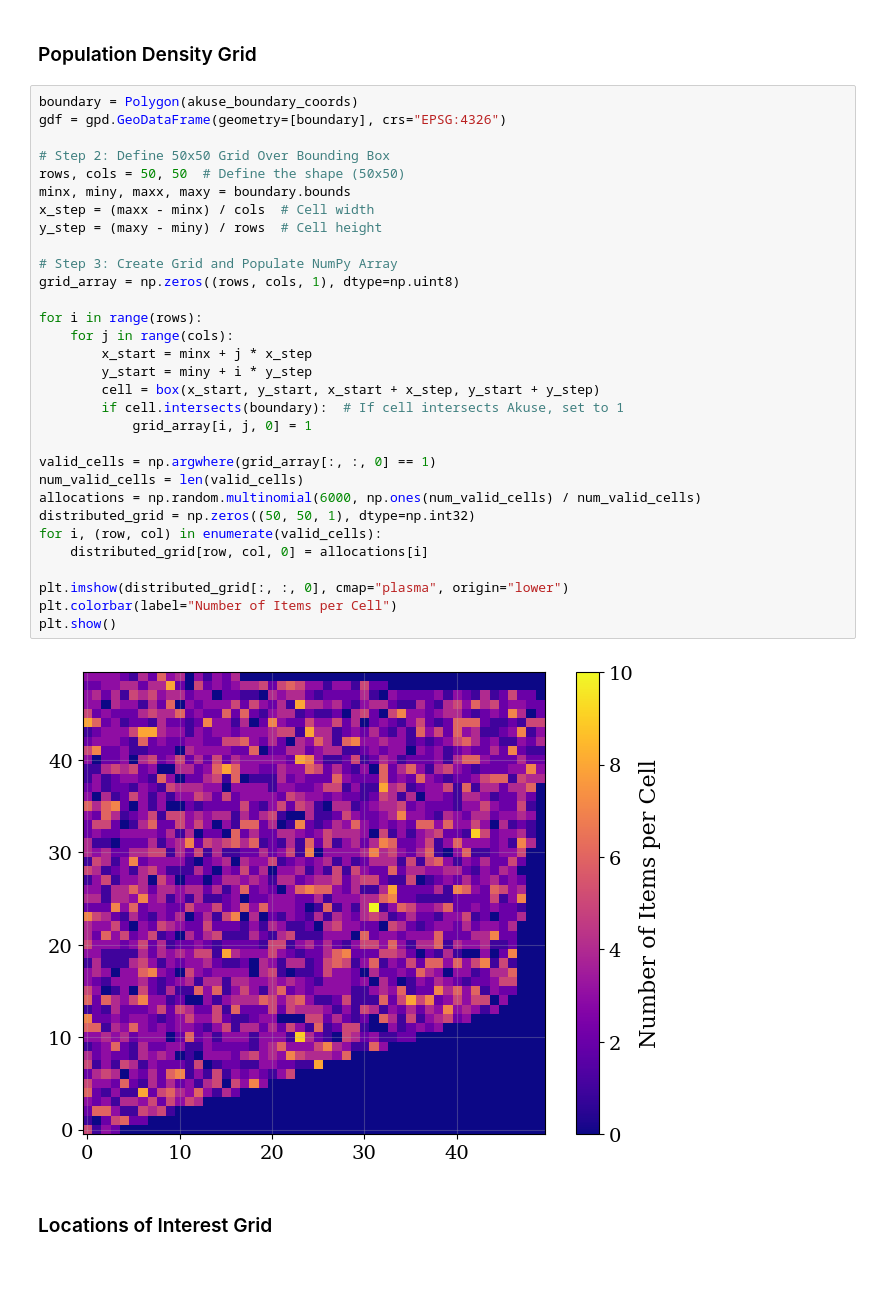
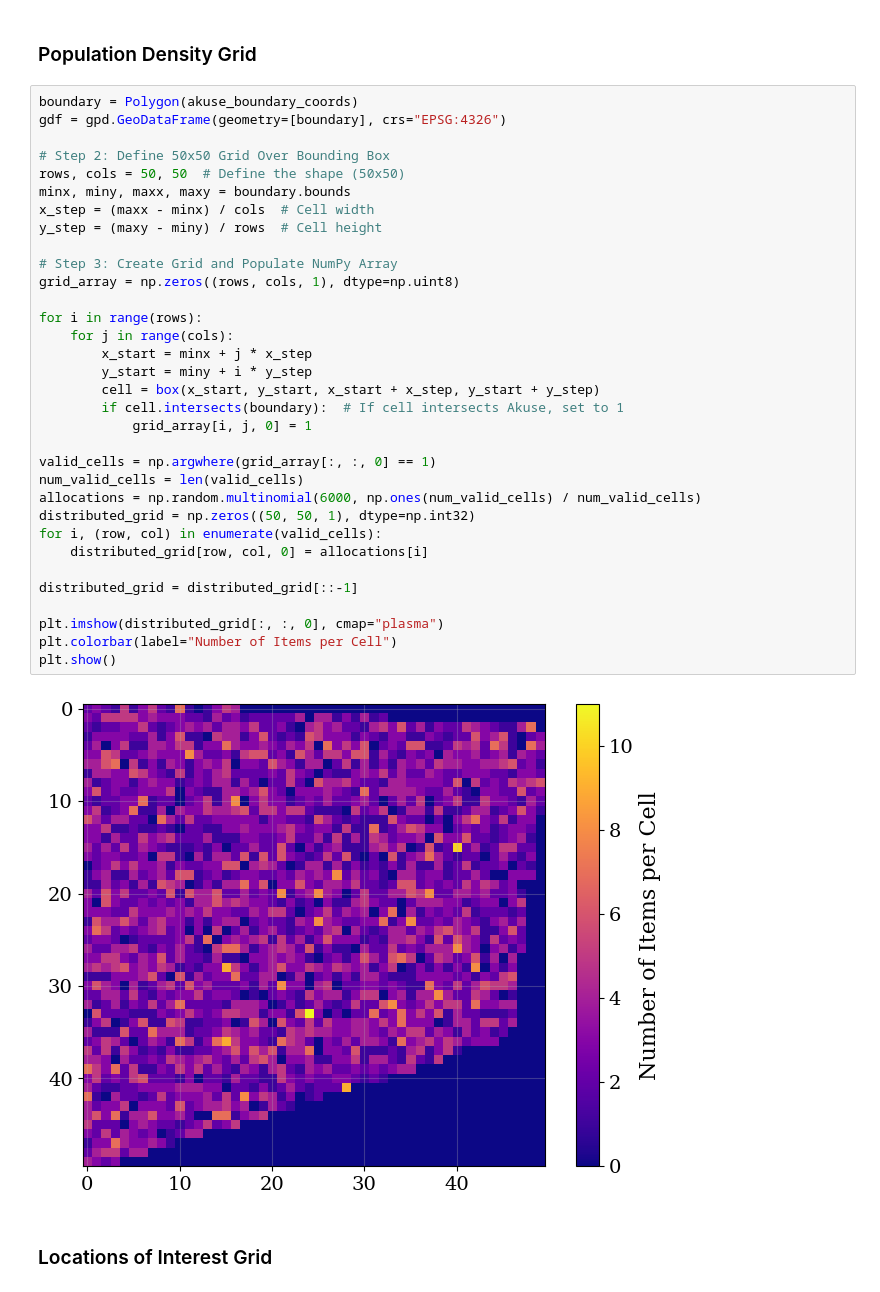
Before and after one commit to SDCCA/DGL-PTM, a Jupyter notebook: DGL_testing/misc_testing.ipynb, the cells around one changed output. Saved outputs shown, nothing was run; the diff lists cells and outputs as text.

```diff
--- a/DGL_testing/misc_testing.ipynb
+++ b/DGL_testing/misc_testing.ipynb
@@ -91,35 +91,37 @@ plt.show()
 boundary = Polygon(akuse_boundary_coords)
 gdf = gpd.GeoDataFrame(geometry=[boundary], crs="EPSG:4326")
 
 # Step 2: Define 50x50 Grid Over Bounding Box
 rows, cols = 50, 50  # Define the shape (50x50)
 minx, miny, maxx, maxy = boundary.bounds
 x_step = (maxx - minx) / cols  # Cell width
 y_step = (maxy - miny) / rows  # Cell height
 
 # Step 3: Create Grid and Populate NumPy Array
 grid_array = np.zeros((rows, cols, 1), dtype=np.uint8)
 
 for i in range(rows):
     for j in range(cols):
         x_start = minx + j * x_step
         y_start = miny + i * y_step
         cell = box(x_start, y_start, x_start + x_step, y_start + y_step)
         if cell.intersects(boundary):  # If cell intersects Akuse, set to 1
             grid_array[i, j, 0] = 1
 
 valid_cells = np.argwhere(grid_array[:, :, 0] == 1)
 num_valid_cells = len(valid_cells)
 allocations = np.random.multinomial(6000, np.ones(num_valid_cells) / num_valid_cells)
 distributed_grid = np.zeros((50, 50, 1), dtype=np.int32)
 for i, (row, col) in enumerate(valid_cells):
     distributed_grid[row, col, 0] = allocations[i]
 
-plt.imshow(distributed_grid[:, :, 0], cmap="plasma", origin="lower")
+distributed_grid = distributed_grid[::-1]
+
+plt.imshow(distributed_grid[:, :, 0], cmap="plasma")
 plt.colorbar(label="Number of Items per Cell")
 plt.show()
 # %% [output]
-[figure, old version]
+[figure, new version]
 # %% [markdown]
 ### Locations of Interest Grid
 # %%
```
Also changed, not shown: parts of 4 cells of this notebook, 2 other files.
